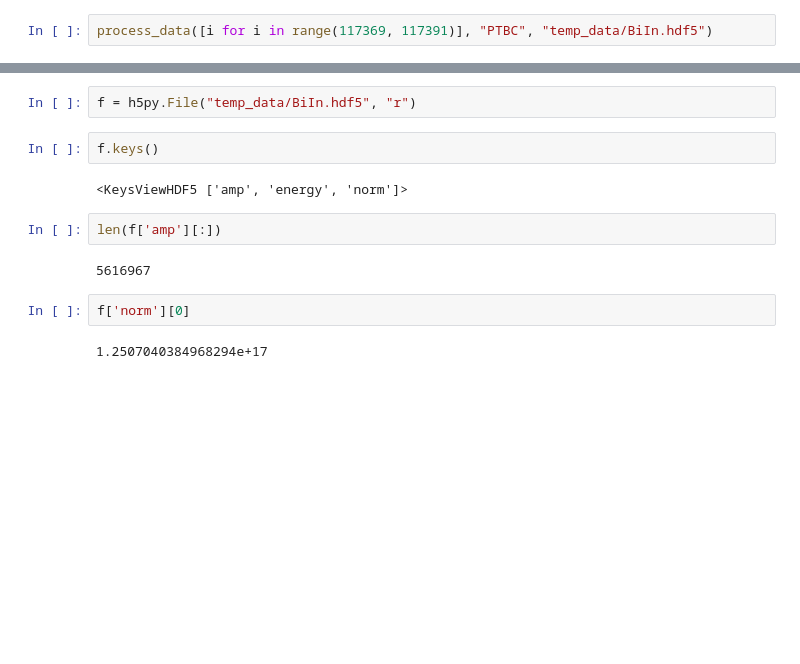
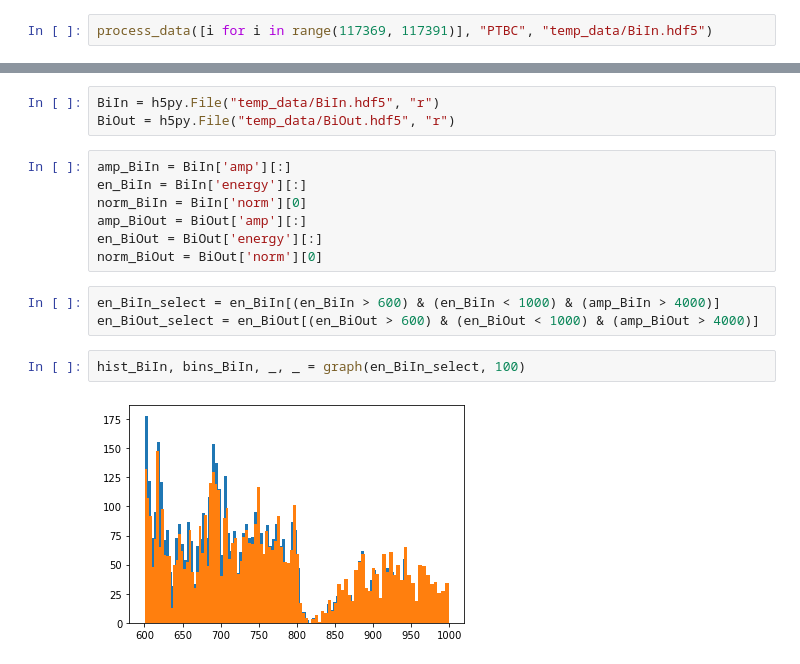
Before and after one commit to hcai0520/MArEX_Analysis, a Jupyter notebook: Analysis.ipynb, the cells around one changed output, grey strips where cells are left out. Drawn from its saved outputs; the diff is of its cells as text; blank space fills up the shorter version.

```diff
--- a/Analysis.ipynb
+++ b/Analysis.ipynb
@@ -11,14 +15,17 @@ process_data([i for i in range(117369, 117391)], "PTBC", "temp_data/BiIn.hdf5")
 # %%
-f = h5py.File("temp_data/BiIn.hdf5", "r")
+BiIn = h5py.File("temp_data/BiIn.hdf5", "r")
+BiOut = h5py.File("temp_data/BiOut.hdf5", "r")
-# %%
-f.keys()
-# %% [output]
-<KeysViewHDF5 ['amp', 'energy', 'norm']>
-# %%
-len(f['amp'][:])
-# %% [output]
-5616967
-# %%
-f['norm'][0]
-# %% [output]
-1.2507040384968294e+17
+# %%
+amp_BiIn = BiIn['amp'][:]
+en_BiIn = BiIn['energy'][:]
+norm_BiIn = BiIn['norm'][0]
+amp_BiOut = BiOut['amp'][:]
+en_BiOut = BiOut['energy'][:]
+norm_BiOut = BiOut['norm'][0]
+# %%
+en_BiIn_select = en_BiIn[(en_BiIn > 600) & (en_BiIn < 1000) & (amp_BiIn > 4000)]
+en_BiOut_select = en_BiOut[(en_BiOut > 600) & (en_BiOut < 1000) & (amp_BiOut > 4000)]
+# %%
+hist_BiIn, bins_BiIn, _, _ = graph(en_BiIn_select, 100)
+# %% [output]
+[figure, added]
```
Also changed, not shown: parts of 6 cells of this notebook, 7 other files.
